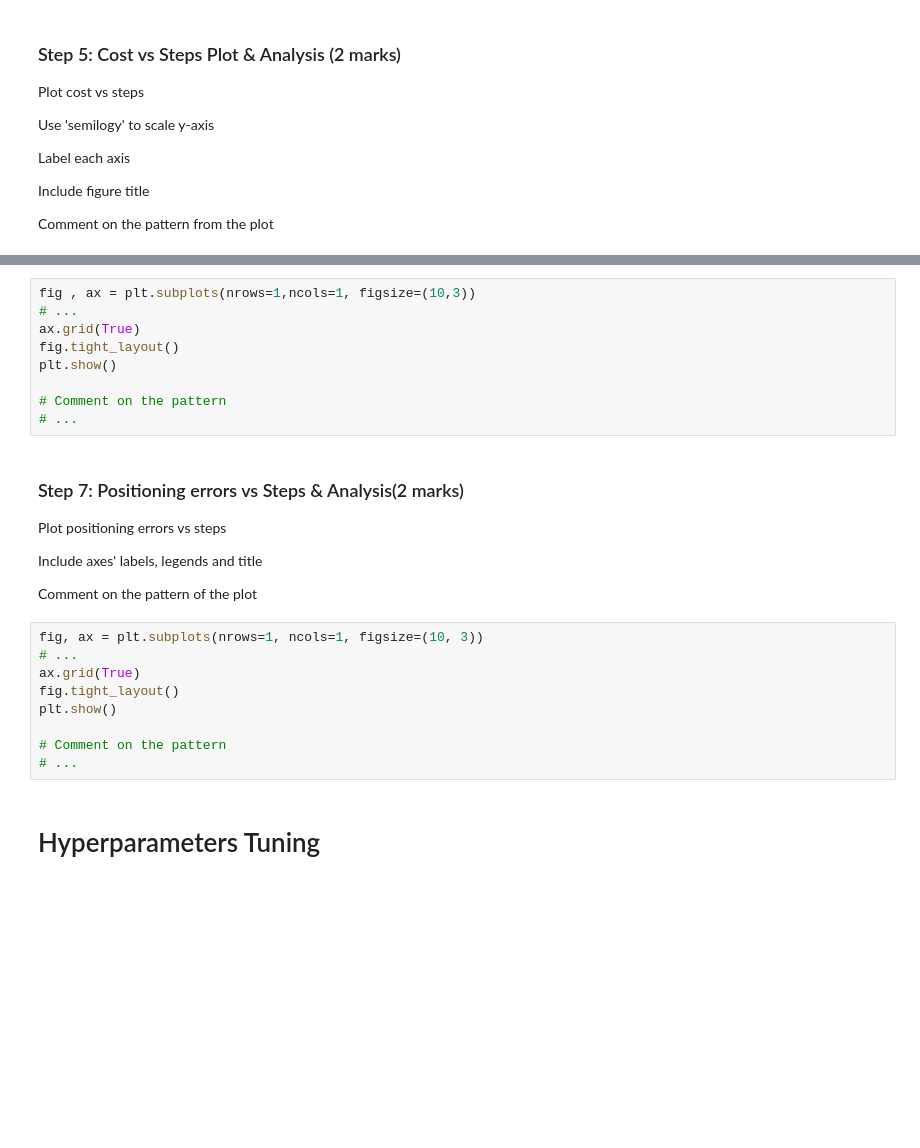
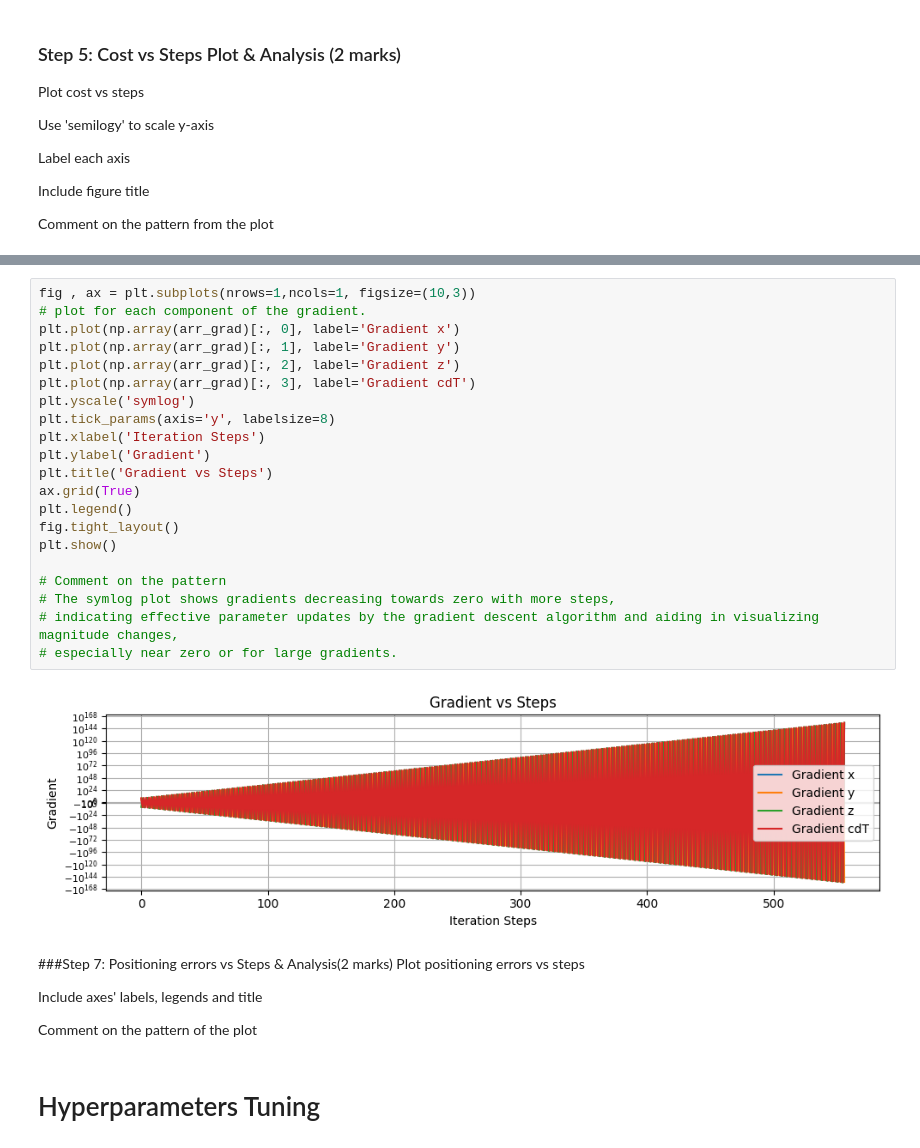
Before and after one commit to hnormanyo/engg680_2024_fall, a Jupyter notebook: Lab_Assignment3/Assignment3.ipynb, the cells around one changed output, grey strips where cells are left out. Cells and saved outputs as stored; diff of their text form; blank space fills up the shorter version.

```diff
--- a/Lab_Assignment3/Assignment3.ipynb
+++ b/Lab_Assignment3/Assignment3.ipynb
@@ -220,30 +291,35 @@ use 'tick_params' and set y-axis: labelsize=8
 include axes' labels, legends and title
 
 Comment on the pattern from the plot
-# %%
-fig , ax = plt.subplots(nrows=1,ncols=1, figsize=(10,3))
-# ...
-ax.grid(True)
-fig.tight_layout()
-plt.show()
-
-# Comment on the pattern
-# ...
+# %%
+fig , ax = plt.subplots(nrows=1,ncols=1, figsize=(10,3))
+# plot for each component of the gradient.
+plt.plot(np.array(arr_grad)[:, 0], label='Gradient x')
+plt.plot(np.array(arr_grad)[:, 1], label='Gradient y')
+plt.plot(np.array(arr_grad)[:, 2], label='Gradient z')
+plt.plot(np.array(arr_grad)[:, 3], label='Gradient cdT')
+plt.yscale('symlog')
+plt.tick_params(axis='y', labelsize=8)
+plt.xlabel('Iteration Steps')
+plt.ylabel('Gradient')
+plt.title('Gradient vs Steps')
+ax.grid(True)
+plt.legend()
+fig.tight_layout()
+plt.show()
+
+# Comment on the pattern
+# The symlog plot shows gradients decreasing towards zero with more steps,
+# indicating effective parameter updates by the gradient descent algorithm and aiding in visualizing magnitude changes,
+# especially near zero or for large gradients.
+# %% [output]
+[figure, added]
 # %% [markdown]
-### Step 7: Positioning errors vs Steps & Analysis(2 marks)
+###Step 7: Positioning errors vs Steps & Analysis(2 marks)
 Plot positioning errors vs steps
 
 Include axes' labels, legends and title
 
 Comment on the pattern of the plot
-# %%
-fig, ax = plt.subplots(nrows=1, ncols=1, figsize=(10, 3))
-# ...
-ax.grid(True)
-fig.tight_layout()
-plt.show()
-
-# Comment on the pattern
-# ...
 # %% [markdown]
 # Hyperparameters Tuning
```
Also changed, not shown: parts of 29 cells of this notebook.
